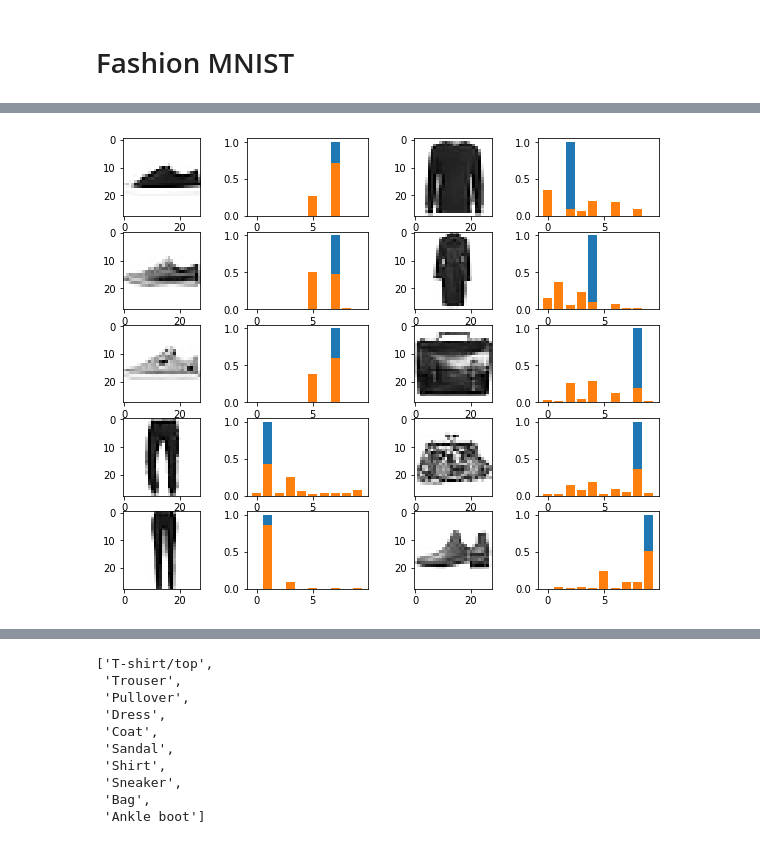
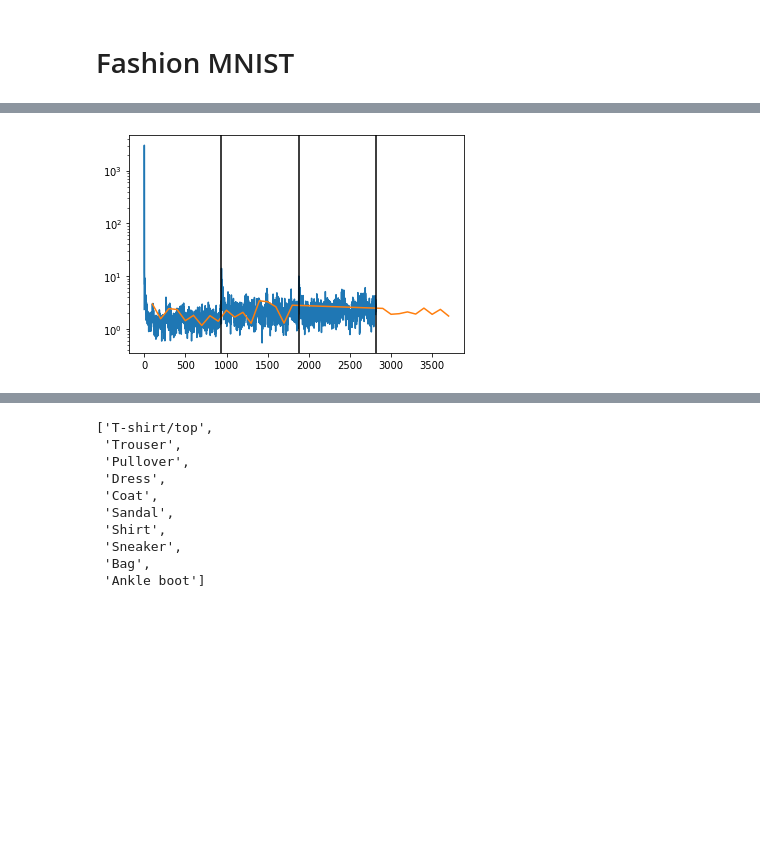
Before and after one commit to afqueiruga/StatefulOdeNets, a Jupyter notebook: mnist_odenet.ipynb, the cells around one changed output, grey strips where cells are left out. Drawn from its saved outputs; the diff is of its cells as text; code cells hidden in the pictures; blank space fills up the shorter version.

```diff
--- a/mnist_odenet.ipynb
+++ b/mnist_odenet.ipynb
@@ -119,0 +181,2 @@ class ODEResBlock(torch.nn.Module):
+# %%
+N_epochs=1
@@ -120,2 +210,2 @@ class ODEResBlock(torch.nn.Module):
 # %%
-model=MyResNet()
+model = PureRefineNet()
@@ -205,0 +212,16 @@ plt.plot(losses)
+# %%
+models = [model] # Saves pointers to the models
+losses = [] # Save the total history of the train loss
+test_losses = [] # And the test_loss
+refine_steps = [] # saves the stages when refinement occured
+N_refinement = 3
+step_count = 0
+for i in range(N_refinement):
+    if i > 0:
+        models.append( models[-1].refine() )
+        print("Adapting to size ",count_parameters(models[-1]))
+    else:
+        print("Starting with size",count_parameters(models[-1]))
+    step_count += train_for_epochs(models[-1], 1, losses, test_losses, step_count=step_count,
+                                   lr=1.0**(-i-1))
+    refine_steps.append(len(losses))
@@ -206,15 +246,20 @@ plt.plot(losses)
+# %%
+plt.semilogy(losses)
+plt.semilogy([x for x,y in test_losses], [y for x,y in test_losses])
+for r in refine_steps:
+    plt.axvline(r,color='k')
+# %% [output]
+[figure, added]
 # %%
-imgs,labels = next(iter(trainloader))
-#imgsshp = imgs.reshape(-1,784)[:10,:,:,:]
-res = torch.nn.Softmax(dim=-1)(model(imgs[:10,:,:,:]))
-size = len(res)
-plt.figure(figsize=(10,10))
-for i,(pred,img,label) in enumerate(zip(res,imgs,labels)):
-    plt.subplot(size//2+1,4,1+2*i)
-    plt.imshow(img[0,:,:].detach().numpy(),cmap='Greys')
-    plt.subplot(size//2+1,4,2+2*i)
-    plt.bar(range(10),[1 if y==label else 0 for y in range(10)])
-    plt.bar(range(10),pred.detach().numpy())
-plt.show()
+def plot_accuracy(model):
+    imgs,labels = next(iter(trainloader))
+    res = torch.nn.Softmax(dim=-1)(model(imgs[:10,:,:,:]))
+    size = len(res)
+    plt.figure(figsize=(10,10))
+    for i,(pred,img,label) in enumerate(zip(res,imgs,labels)):
+        plt.subplot(size//2+1,4,1+2*i)
+        plt.imshow(img[0,:,:].detach().numpy(),cmap='Greys')
+        plt.subplot(size//2+1,4,2+2*i)
+        plt.bar(range(10),[1 if y==label else 0 for y in range(10)])
+        plt.bar(range(10),pred.detach().numpy())
+    plt.show()
-# %% [output]
-[figure, removed]
```
Also changed, not shown: parts of 28 cells of this notebook.
